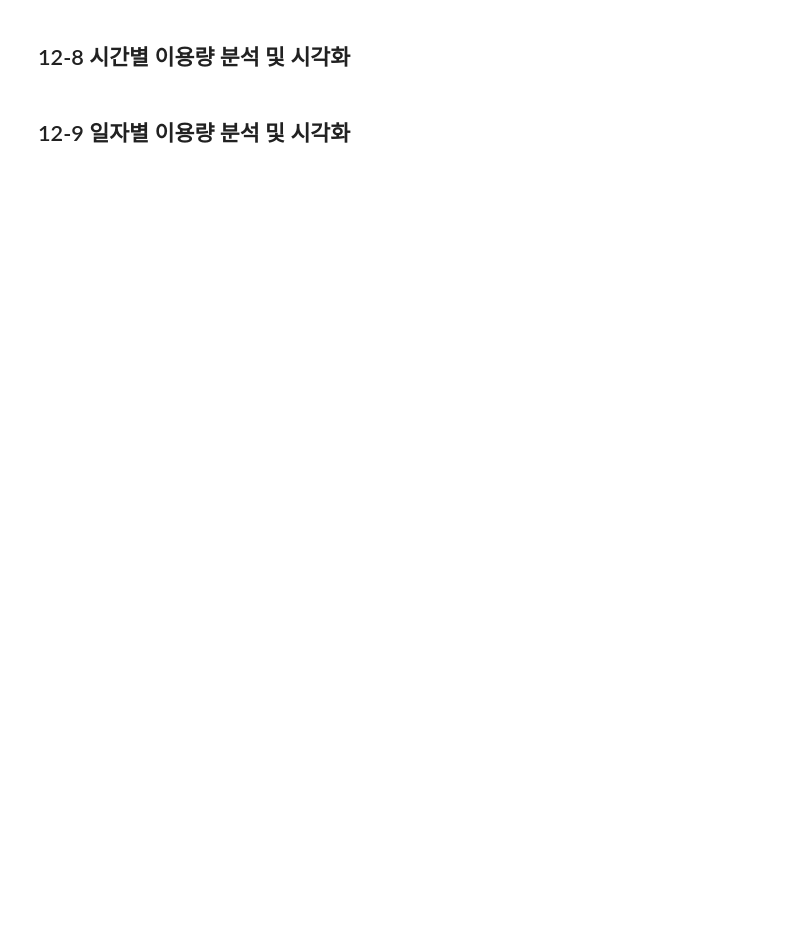
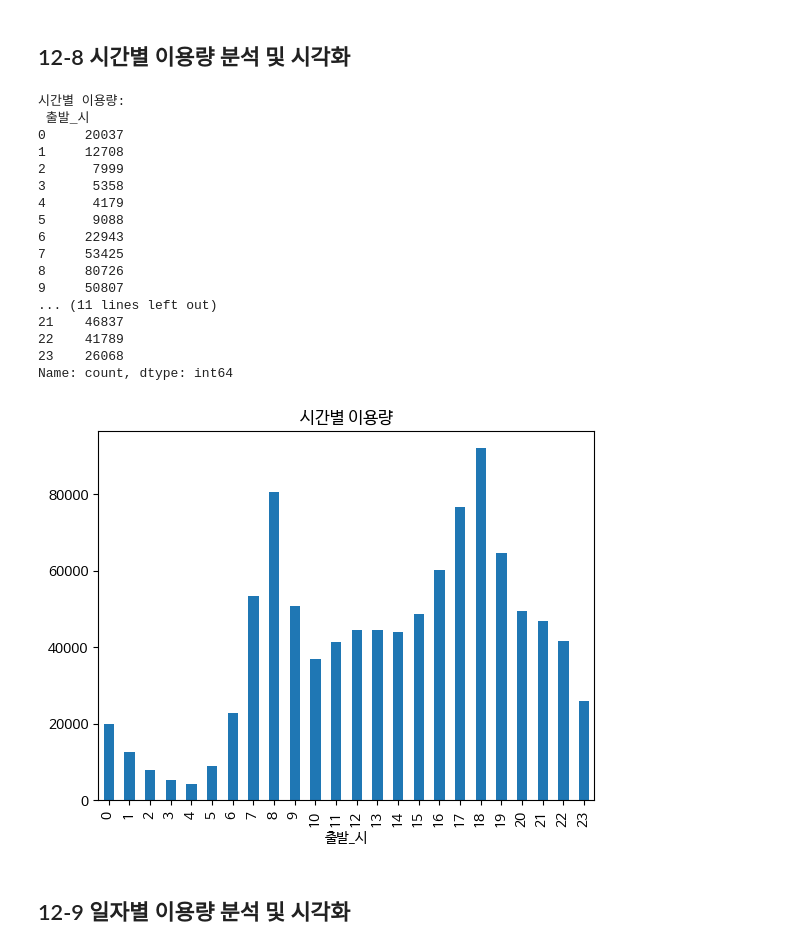
Before and after one commit to akatwinkle/bab_bab, a Jupyter notebook: 오픈소스_데이터_분석_12강.ipynb, the cells around one changed output. Drawn from its saved outputs; the diff is of its cells as text; code cells hidden in the pictures; blank space fills up the shorter version.

```diff
--- a/오픈소스_데이터_분석_12강.ipynb
+++ b/오픈소스_데이터_분석_12강.ipynb
@@ -127,16 +217,38 @@ plt.show()
 # %% [markdown]
 ## 12-8 시간별 이용량 분석 및 시각화
 # %%
-## '출발_시' 컬럼 생성 (기준_시간대 // 100)
+## '출발_시' 컬럼 생성 (기준_시간대 // 100) #df의 기준_시간대는 빌린시간/분이 합쳐져 있음 그래서 100으로 나눔
+df['출발_시'] = df['기준_시간대'] // 100    #몫만 출력
 
 ## 시간별 이용량 계산 및 정렬 (hour_df로 저장)
+hour_df = df['출발_시'].value_counts().sort_index()
 
 ## 시간별 이용량 출력
 print("시간별 이용량:\n", hour_df)
 
 ## 시간별 이용량 막대 그래프 생성
 hour_df.plot(kind='bar')
+plt.title("시간별 이용량")
 plt.show()
+# %% [output]
+시간별 이용량:
+ 출발_시
+0     20037
+1     12708
+2      7999
+3      5358
+4      4179
+5      9088
+6     22943
+7     53425
+8     80726
+9     50807
+... (11 lines left out)
+21    46837
+22    41789
+23    26068
+Name: count, dtype: int64
+[figure, added]
 # %% [markdown]
 ## 12-9 일자별 이용량 분석 및 시각화
 # %%
```
Also changed, not shown: parts of 17 cells of this notebook.
